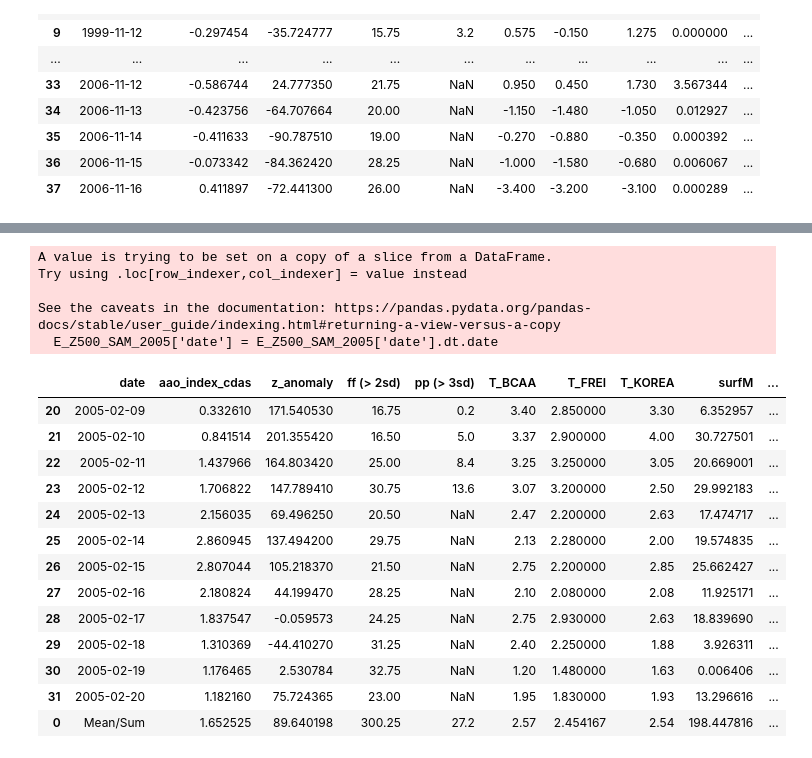
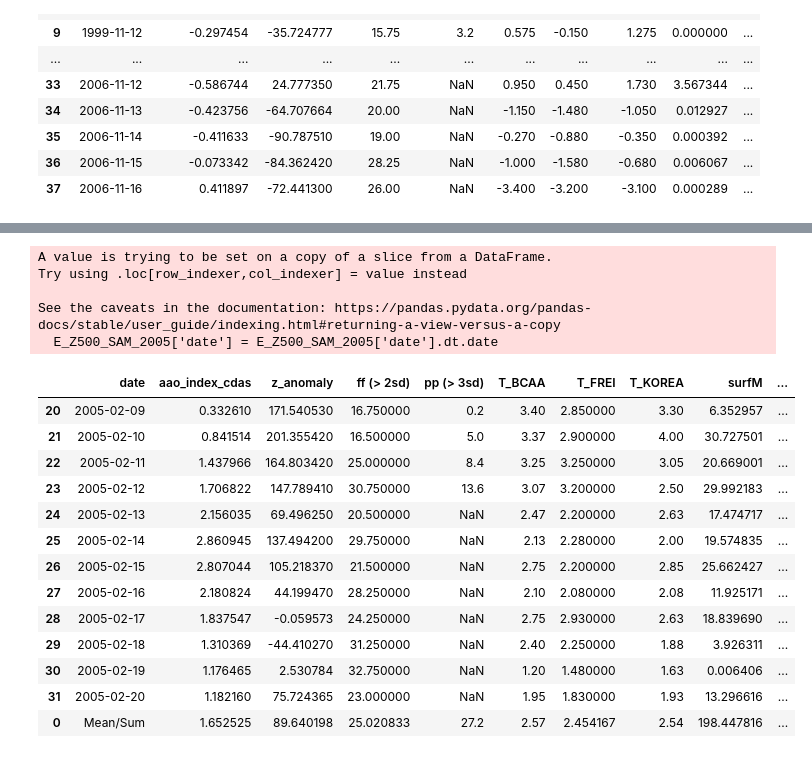
Before and after one commit to cryohydromettools/ARs_SSI_FEL, a Jupyter notebook: 5_EE_SSI_SAM_Z500.ipynb, the cells around one changed output, grey strips where cells are left out. Cells and saved outputs as stored; diff of their text form; code cells hidden in the pictures.

```diff
--- a/5_EE_SSI_SAM_Z500.ipynb
+++ b/5_EE_SSI_SAM_Z500.ipynb
@@ -188,47 +186,48 @@ E_Z500_SAM_2005 = EE_Z500_SAM[(EE_Z500_SAM.date >= '2005-02-09') & (EE_Z500_SAM.
 # %%
+E_Z500_SAM_2005 = EE_Z500_SAM[(EE_Z500_SAM.date >= '2005-02-09') & (EE_Z500_SAM.date <= '2005-02-20')]
 # Supondo que seu DataFrame já está carregado como E_Z500_SAM_2005
 df = E_Z500_SAM_2005.copy()
 E_Z500_SAM_2005['date'] = E_Z500_SAM_2005['date'].dt.date
 # Colunas que serão **somadas**
-cols_sum = ['ff (> 2sd)', 'pp (> 3sd) ', 'surfM', 'Q']
+cols_sum = ['pp (> 3sd) ', 'surfM', 'Q']
 
 # Colunas que terão **média**
-cols_mean = ['aao_index_cdas', 'z_anomaly', 'T_BCAA', 'T_FREI', 'T_KOREA']
+cols_mean = ['aao_index_cdas', 'z_anomaly', 'ff (> 2sd)', 'T_BCAA', 'T_FREI', 'T_KOREA']
 
 # Criar série com os valores médios e somados
 mean_values = df[cols_mean].mean()
 sum_values = df[cols_sum].sum()
 
 # Combinar os resultados
 summary = pd.concat([mean_values, sum_values])
 
 # Adicionar uma data representativa
 summary['date'] = 'Mean/Sum'
 
 # Reordenar as colunas para combinar com o DataFrame original
 summary = summary[df.columns]  # ordenar como no original
 df_summary = pd.DataFrame([summary])
 df_final = pd.concat([E_Z500_SAM_2005, df_summary], axis=0)
 
 # Se quiser ver o resultado
 (df_final)
 # %% [output]
 A value is trying to be set on a copy of a slice from a DataFrame.
 Try using .loc[row_indexer,col_indexer] = value instead
 
 See the caveats in the documentation: https://pandas.pydata.org/pandas-docs/stable/user_guide/indexing.html#returning-a-view-versus-a-copy
   E_Z500_SAM_2005['date'] = E_Z500_SAM_2005['date'].dt.date
 |  | date | aao_index_cdas | z_anomaly | ff (> 2sd) | pp (> 3sd) | T_BCAA | T_FREI | T_KOREA | surfM | ... |
-| 20 | 2005-02-09 | 0.332610 | 171.540530 | 16.75 | 0.2 | 3.40 | 2.850000 | 3.30 | 6.352957 | ... |
-| 21 | 2005-02-10 | 0.841514 | 201.355420 | 16.50 | 5.0 | 3.37 | 2.900000 | 4.00 | 30.727501 | ... |
-| 22 | 2005-02-11 | 1.437966 | 164.803420 | 25.00 | 8.4 | 3.25 | 3.250000 | 3.05 | 20.669001 | ... |
-| 23 | 2005-02-12 | 1.706822 | 147.789410 | 30.75 | 13.6 | 3.07 | 3.200000 | 2.50 | 29.992183 | ... |
-| 24 | 2005-02-13 | 2.156035 | 69.496250 | 20.50 | NaN | 2.47 | 2.200000 | 2.63 | 17.474717 | ... |
-| 25 | 2005-02-14 | 2.860945 | 137.494200 | 29.75 | NaN | 2.13 | 2.280000 | 2.00 | 19.574835 | ... |
-| 26 | 2005-02-15 | 2.807044 | 105.218370 | 21.50 | NaN | 2.75 | 2.200000 | 2.85 | 25.662427 | ... |
-| 27 | 2005-02-16 | 2.180824 | 44.199470 | 28.25 | NaN | 2.10 | 2.080000 | 2.08 | 11.925171 | ... |
-| 28 | 2005-02-17 | 1.837547 | -0.059573 | 24.25 | NaN | 2.75 | 2.930000 | 2.63 | 18.839690 | ... |
-| 29 | 2005-02-18 | 1.310369 | -44.410270 | 31.25 | NaN | 2.40 | 2.250000 | 1.88 | 3.926311 | ... |
-| 30 | 2005-02-19 | 1.176465 | 2.530784 | 32.75 | NaN | 1.20 | 1.480000 | 1.63 | 0.006406 | ... |
-| 31 | 2005-02-20 | 1.182160 | 75.724365 | 23.00 | NaN | 1.95 | 1.830000 | 1.93 | 13.296616 | ... |
-| 0 | Mean/Sum | 1.652525 | 89.640198 | 300.25 | 27.2 | 2.57 | 2.454167 | 2.54 | 198.447816 | ... |
+| 20 | 2005-02-09 | 0.332610 | 171.540530 | 16.750000 | 0.2 | 3.40 | 2.850000 | 3.30 | 6.352957 | ... |
+| 21 | 2005-02-10 | 0.841514 | 201.355420 | 16.500000 | 5.0 | 3.37 | 2.900000 | 4.00 | 30.727501 | ... |
+| 22 | 2005-02-11 | 1.437966 | 164.803420 | 25.000000 | 8.4 | 3.25 | 3.250000 | 3.05 | 20.669001 | ... |
+| 23 | 2005-02-12 | 1.706822 | 147.789410 | 30.750000 | 13.6 | 3.07 | 3.200000 | 2.50 | 29.992183 | ... |
+| 24 | 2005-02-13 | 2.156035 | 69.496250 | 20.500000 | NaN | 2.47 | 2.200000 | 2.63 | 17.474717 | ... |
+| 25 | 2005-02-14 | 2.860945 | 137.494200 | 29.750000 | NaN | 2.13 | 2.280000 | 2.00 | 19.574835 | ... |
+| 26 | 2005-02-15 | 2.807044 | 105.218370 | 21.500000 | NaN | 2.75 | 2.200000 | 2.85 | 25.662427 | ... |
+| 27 | 2005-02-16 | 2.180824 | 44.199470 | 28.250000 | NaN | 2.10 | 2.080000 | 2.08 | 11.925171 | ... |
+| 28 | 2005-02-17 | 1.837547 | -0.059573 | 24.250000 | NaN | 2.75 | 2.930000 | 2.63 | 18.839690 | ... |
+| 29 | 2005-02-18 | 1.310369 | -44.410270 | 31.250000 | NaN | 2.40 | 2.250000 | 1.88 | 3.926311 | ... |
+| 30 | 2005-02-19 | 1.176465 | 2.530784 | 32.750000 | NaN | 1.20 | 1.480000 | 1.63 | 0.006406 | ... |
+| 31 | 2005-02-20 | 1.182160 | 75.724365 | 23.000000 | NaN | 1.95 | 1.830000 | 1.93 | 13.296616 | ... |
+| 0 | Mean/Sum | 1.652525 | 89.640198 | 25.020833 | 27.2 | 2.57 | 2.454167 | 2.54 | 198.447816 | ... |
```
Also changed, not shown: parts of 2 cells of this notebook.
